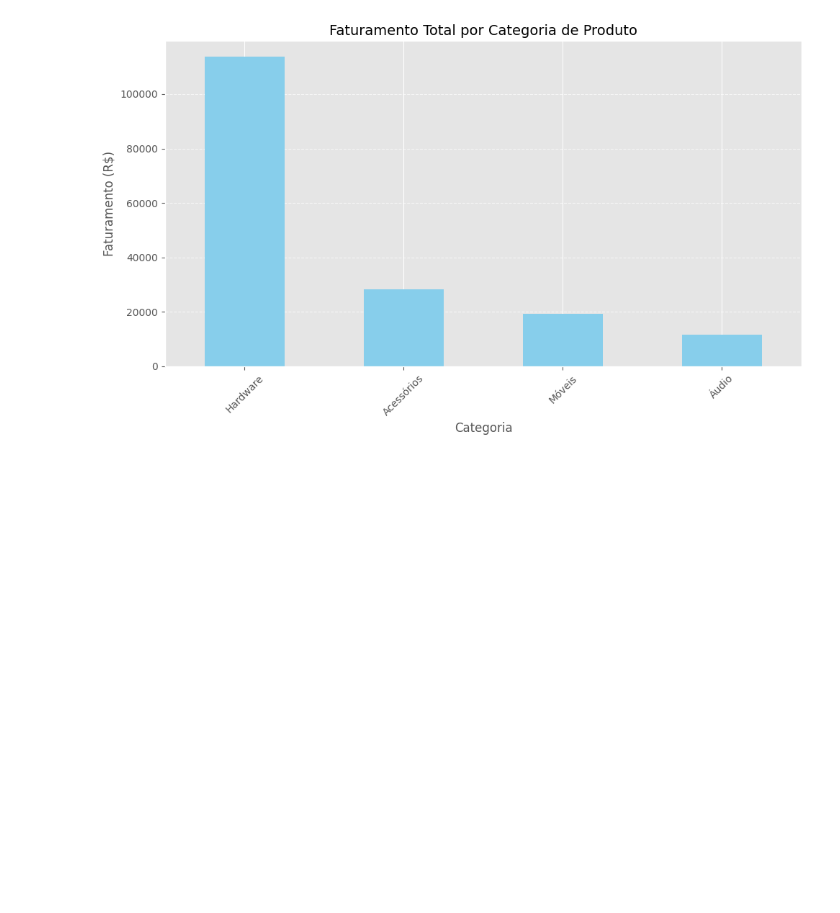
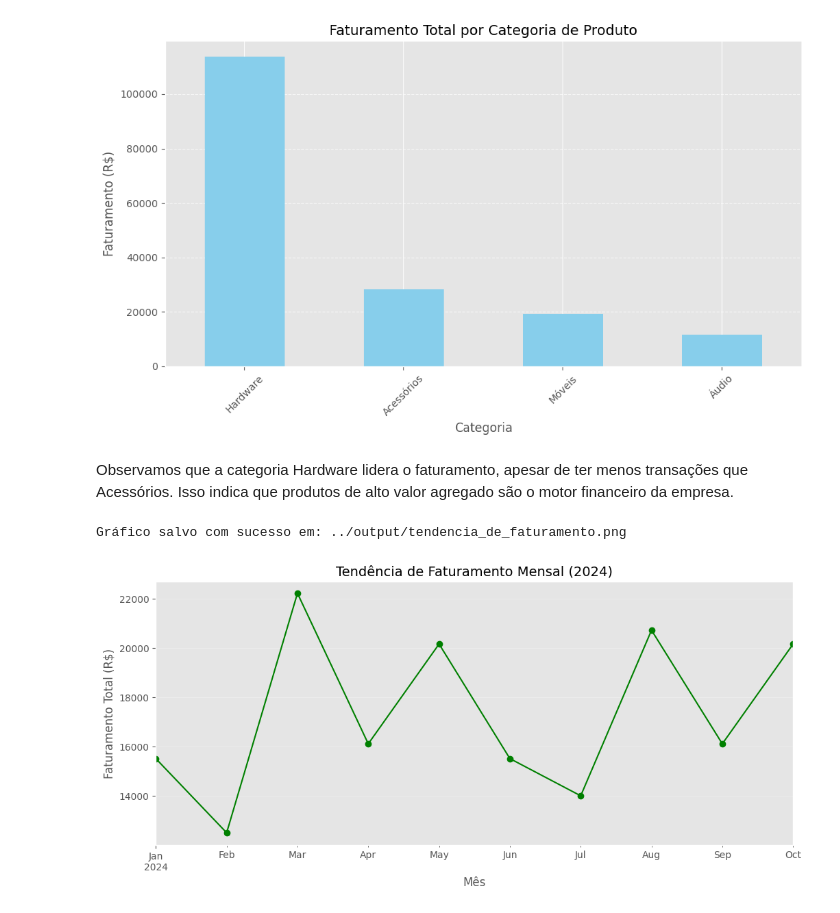
Before and after one commit to diego-mansija/meu-projeto-dados, a Jupyter notebook: src/analise.ipynb, the cells around one changed output. Saved outputs shown, nothing was run; the diff lists cells and outputs as text; code cells hidden in the pictures; blank space fills up the shorter version.

Commit message:
Criação do gráfico 'Tendencia de Faturamento' e exibição direta dos gráficos no documento README.md no GitHub.

```diff
--- a/src/analise.ipynb
+++ b/src/analise.ipynb
@@ -55,3 +55,31 @@ plt.show()
 # %% [output]
 Gráfico salvo com sucesso em: ../output/faturamento_por_categoria.png
 [figure]
+# %% [markdown]
+Observamos que a categoria Hardware lidera o faturamento, apesar de ter menos transações que Acessórios. Isso indica que produtos de alto valor agregado são o motor financeiro da empresa.
+# %%
+# Converte a coluna Data para o formato datetime do Pandas
+df['Data'] = pd.to_datetime(df['Data'])
+
+# Agrupa faturamento por mês
+vendas_mensais = df.resample('ME', on='Data')['Faturamento'].sum()
+
+# Cria gráfico de linha
+plt.figure(figsize=(12, 5))
+vendas_mensais.plot(marker='o', color='green', linestyle='-')
+
+plt.title('Tendência de Faturamento Mensal (2024)', fontsize=14)
+plt.xlabel('Mês', fontsize=12)
+plt.ylabel('Faturamento Total (R$)', fontsize=12)
+plt.grid(True, alpha=0.3)
+
+# Define o nome do arquivo dentro da pasta output
+nome_arquivo = os.path.join(output_path, 'tendencia_de_faturamento.png')
+
+# Salva a imagem com alta resolução (dpi) e ajuste de bordas (bbox_inches)
+plt.savefig(nome_arquivo, dpi=300, bbox_inches='tight')
+print(f"Gráfico salvo com sucesso em: {nome_arquivo}")
+plt.show()
+# %% [output]
+Gráfico salvo com sucesso em: ../output/tendencia_de_faturamento.png
+[figure, added]
```
Also changed, not shown: parts of 1 cell of this notebook, 2 other files.
